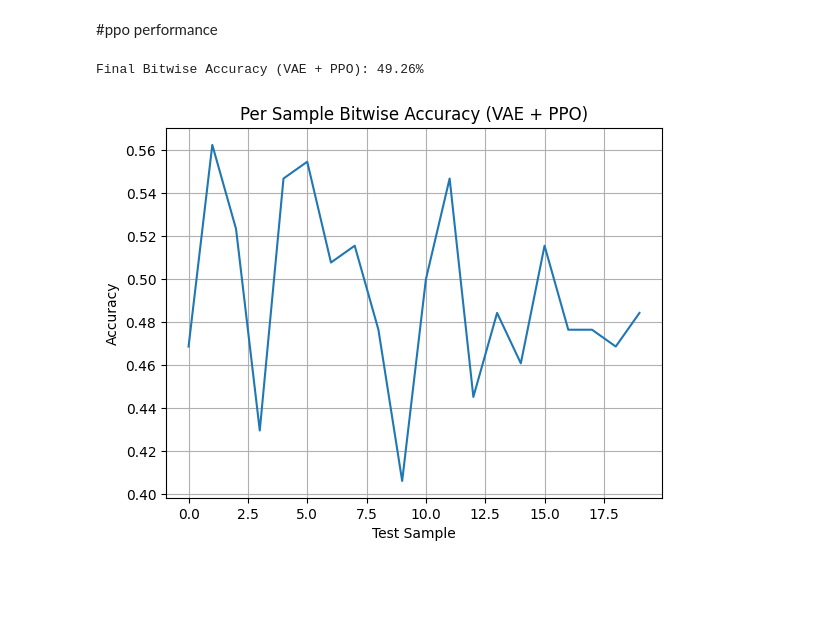
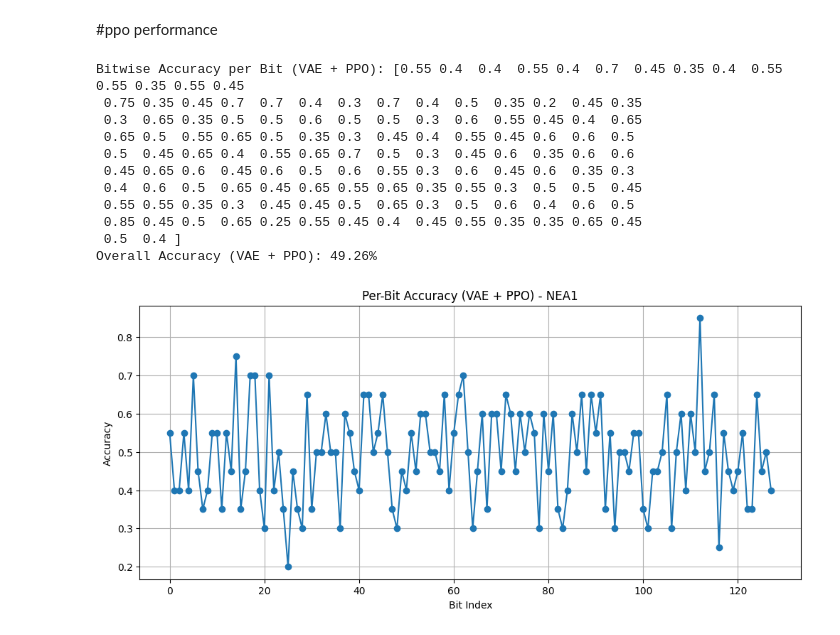
Before and after one commit to VrindaBajaj20/ai-attack-snow3g-nea1, a Jupyter notebook: experiments/nea1_rlppo.ipynb, the cells around one changed output. Saved outputs shown, nothing was run; the diff lists cells and outputs as text; code cells hidden in the pictures; blank space fills up the shorter version.

```diff
--- a/experiments/nea1_rlppo.ipynb
+++ b/experiments/nea1_rlppo.ipynb
@@ -192,23 +192,46 @@ Wrapping the env in a DummyVecEnv.
 <stable_baselines3.ppo.ppo.PPO at 0x...>
 # %% [markdown]
 #ppo performance
-# %%
-correct_bits = []
-for i in range(len(z_test)):
-    obs = z_test[i]
-    pred, _ = model.predict(obs, deterministic=True)
-    correct = 1 - np.mean(np.abs(pred - y_test[i]))
-    correct_bits.append(correct)
-
-print(f"Final Bitwise Accuracy (VAE + PPO): {np.mean(correct_bits) * 100:.2f}%")
-# %% [output]
-Final Bitwise Accuracy (VAE + PPO): 49.26%
+# %%
+# === PPO Evaluation for Bitwise Accuracy ===
+y_pred_ppo = []
+
+for i in range(len(z_test)):
+    obs = z_test[i].reshape(1, -1)  # PPO expects batch dimension
+    pred, _ = model.predict(obs, deterministic=True)
+    pred_bits = (pred > 0.5).astype(int)  # Threshold to binary
+    y_pred_ppo.append(pred_bits)
+
+y_pred_ppo = np.vstack(y_pred_ppo)  # shape: (num_samples, 128)
+# %%
+
+# Bitwise accuracy per bit
+bitwise_acc_ppo = np.mean(y_pred_ppo == y_test, axis=0)
+overall_acc_ppo = np.mean(y_pred_ppo == y_test)
+
+print(f"Bitwise Accuracy per Bit (VAE + PPO): {bitwise_acc_ppo}")
+print(f"Overall Accuracy (VAE + PPO): {overall_acc_ppo*100:.2f}%")
+# %% [output]
+Bitwise Accuracy per Bit (VAE + PPO): [0.55 0.4  0.4  0.55 0.4  0.7  0.45 0.35 0.4  0.55 0.55 0.35 0.55 0.45
+ 0.75 0.35 0.45 0.7  0.7  0.4  0.3  0.7  0.4  0.5  0.35 0.2  0.45 0.35
+ 0.3  0.65 0.35 0.5  0.5  0.6  0.5  0.5  0.3  0.6  0.55 0.45 0.4  0.65
+ 0.65 0.5  0.55 0.65 0.5  0.35 0.3  0.45 0.4  0.55 0.45 0.6  0.6  0.5
+ 0.5  0.45 0.65 0.4  0.55 0.65 0.7  0.5  0.3  0.45 0.6  0.35 0.6  0.6
+ 0.45 0.65 0.6  0.45 0.6  0.5  0.6  0.55 0.3  0.6  0.45 0.6  0.35 0.3
+ 0.4  0.6  0.5  0.65 0.45 0.65 0.55 0.65 0.35 0.55 0.3  0.5  0.5  0.45
+ 0.55 0.55 0.35 0.3  0.45 0.45 0.5  0.65 0.3  0.5  0.6  0.4  0.6  0.5
+ 0.85 0.45 0.5  0.65 0.25 0.55 0.45 0.4  0.45 0.55 0.35 0.35 0.65 0.45
+ 0.5  0.4 ]
+Overall Accuracy (VAE + PPO): 49.26%
 # %%
-plt.plot(correct_bits)
-plt.title("Per Sample Bitwise Accuracy (VAE + PPO)")
-plt.xlabel("Test Sample")
+
+# Plot per-bit accuracy
+plt.figure(figsize=(12,5))
+plt.plot(bitwise_acc_ppo, marker='o')
+plt.title("Per-Bit Accuracy (VAE + PPO) - NEA1")
+plt.xlabel("Bit Index")
 plt.ylabel("Accuracy")
 plt.grid(True)
 plt.show()
 # %% [output]
-[figure, old version]
+[figure, new version]
```
